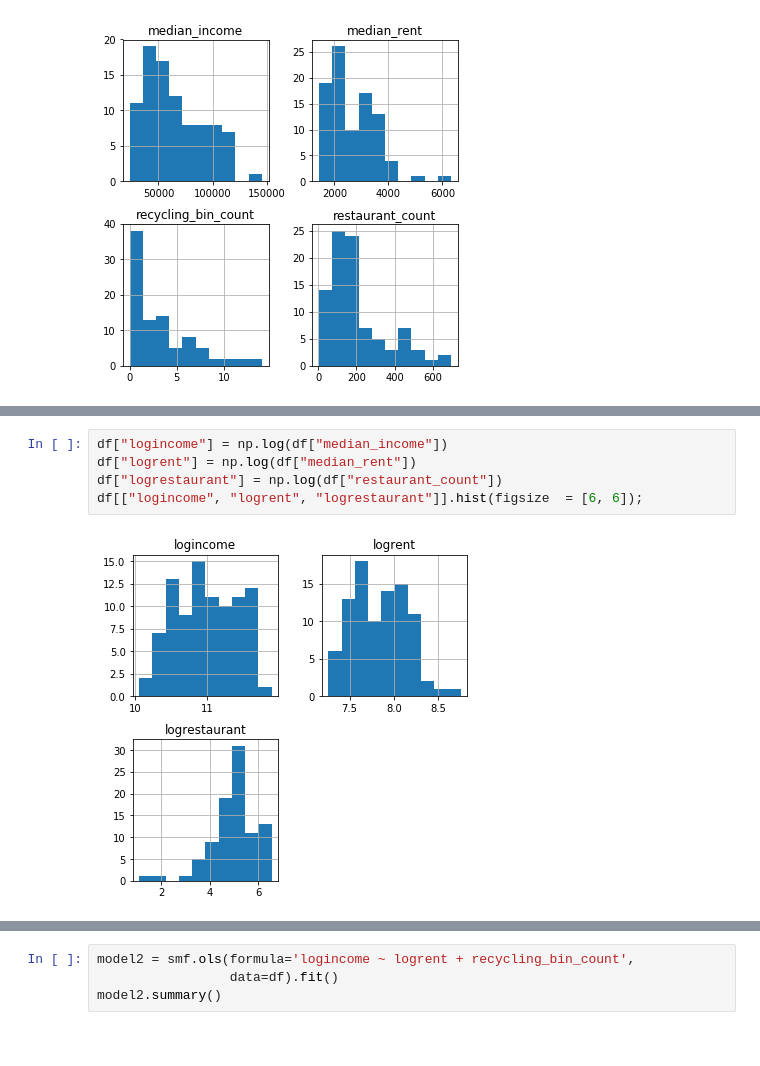
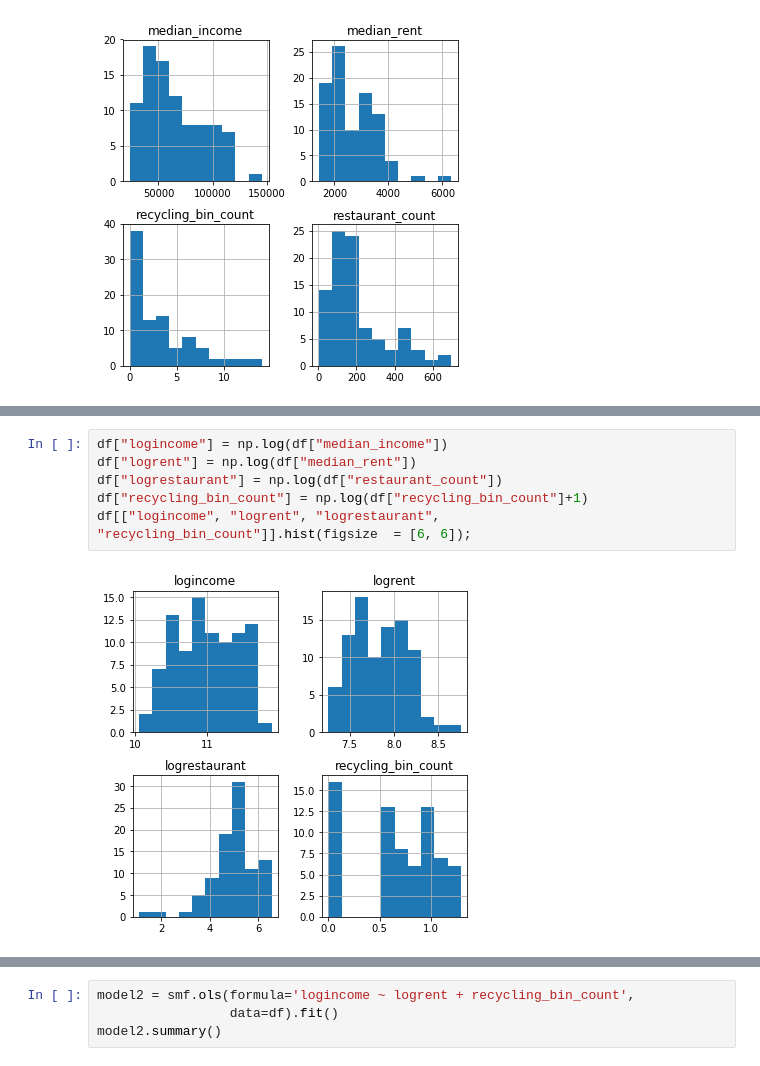
Before and after one commit to graceh3/mod_2_project, a Jupyter notebook: exploratory_analysis.ipynb, the cells around one changed output, grey strips where cells are left out. Saved outputs shown, nothing was run; the diff lists cells and outputs as text.

```diff
--- a/exploratory_analysis.ipynb
+++ b/exploratory_analysis.ipynb
@@ -172,7 +192,8 @@ NameError: name 'data_log' is not defined
 # %%
 df["logincome"] = np.log(df["median_income"])
 df["logrent"] = np.log(df["median_rent"])
 df["logrestaurant"] = np.log(df["restaurant_count"])
-df[["logincome", "logrent", "logrestaurant"]].hist(figsize  = [6, 6]);
+df["recycling_bin_count"] = np.log(df["recycling_bin_count"]+1)
+df[["logincome", "logrent", "logrestaurant", "recycling_bin_count"]].hist(figsize  = [6, 6]);
 # %% [output]
-[figure, old version]
+[figure, new version]
```
Also changed, not shown: parts of 25 cells of this notebook, 1 other file.
